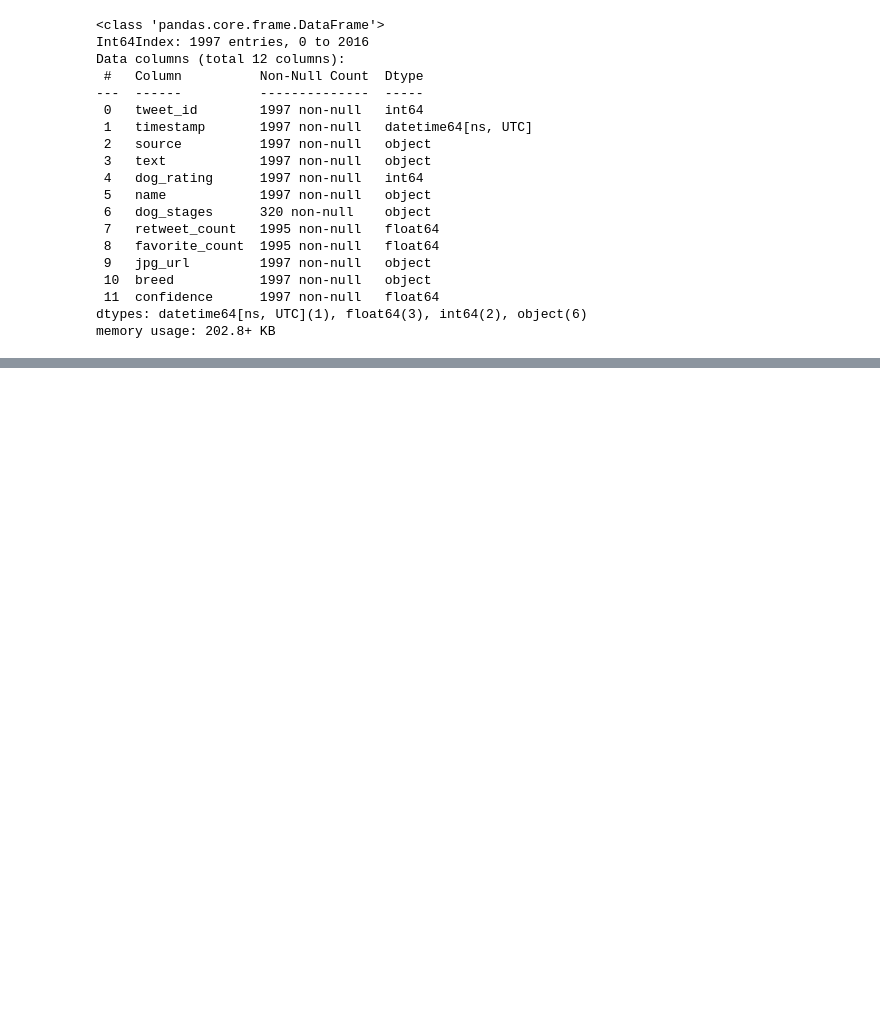
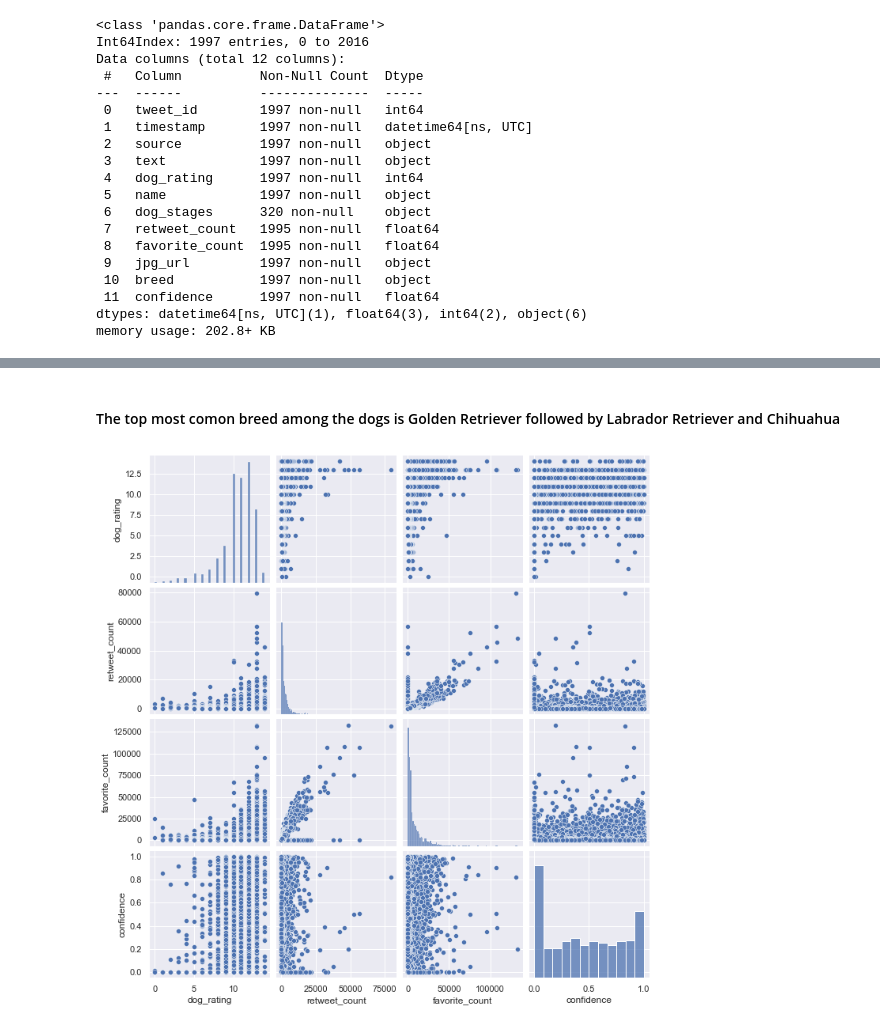
Before and after one commit to techacct/DA-WerateDogs, a Jupyter notebook: wrangle_act.ipynb, the cells around one changed output, grey strips where cells are left out. Cells and saved outputs as stored; diff of their text form; code cells hidden in the pictures; blank space fills up the shorter version.

```diff
--- a/wrangle_act.ipynb
+++ b/wrangle_act.ipynb
@@ -640,0 +691,7 @@ twitter_archive_clean.to_csv('twitter_archive_master.csv', index=False)
+# %% [markdown]
+#### The top most comon  breed among the dogs is Golden Retriever followed by Labrador Retriever and Chihuahua
+# %%
+num_colums = ['dog_rating', 'retweet_count', 'favorite_count', 'confidence']
+sb.pairplot(twitter_archive_clean, vars=num_colums);
+# %% [output]
+[figure, added]
```
Also changed, not shown: parts of 23 cells of this notebook.
